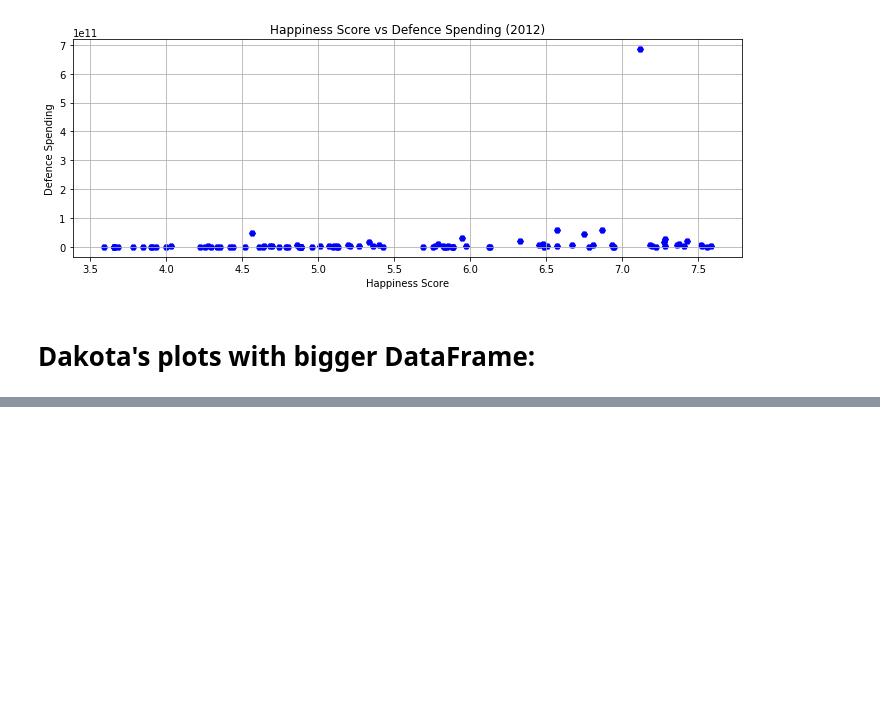
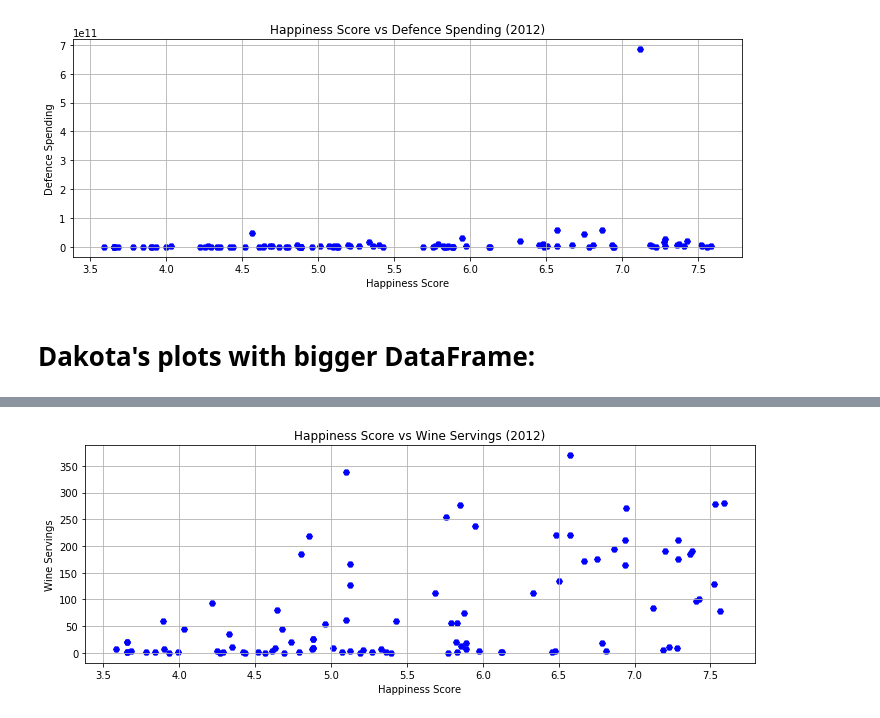
Before and after one commit to arjunng/Project_1, a Jupyter notebook: Project1_main.ipynb, the cells around one changed output, grey strips where cells are left out. Cells and saved outputs as stored; diff of their text form; code cells hidden in the pictures; blank space fills up the shorter version.

```diff
--- a/Project1_main.ipynb
+++ b/Project1_main.ipynb
@@ -760,0 +795,17 @@ plt.savefig("Images/DefSpendvsHap.png")
+# %%
+#Wine servings vs Happiness Score
+x_axis = smaller_df['Happiness Score']
+y_axis = smaller_df['Wine Servings']
+plt.figure(figsize=(12,4))
+plt.grid(True)
+plt.scatter(x_axis, y_axis, marker="H", color ="blue")
+
+#Set labels
+plt.title(f"Happiness Score vs Wine Servings (2012)")
+plt.xlabel("Happiness Score")
+plt.ylabel("Wine Servings")
+
+#save image
+plt.savefig("Images/WinevsHap.png")
+# %% [output]
+[figure, added]
```
Also changed, not shown: parts of 7 cells of this notebook.
